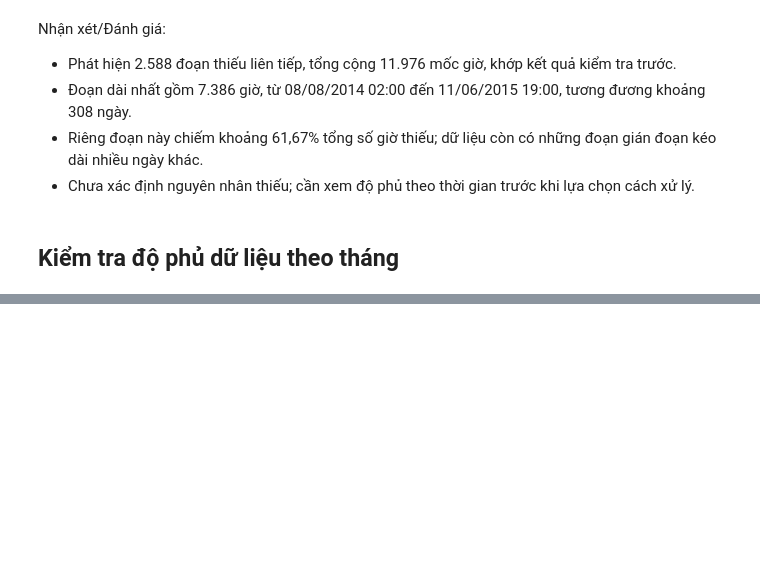
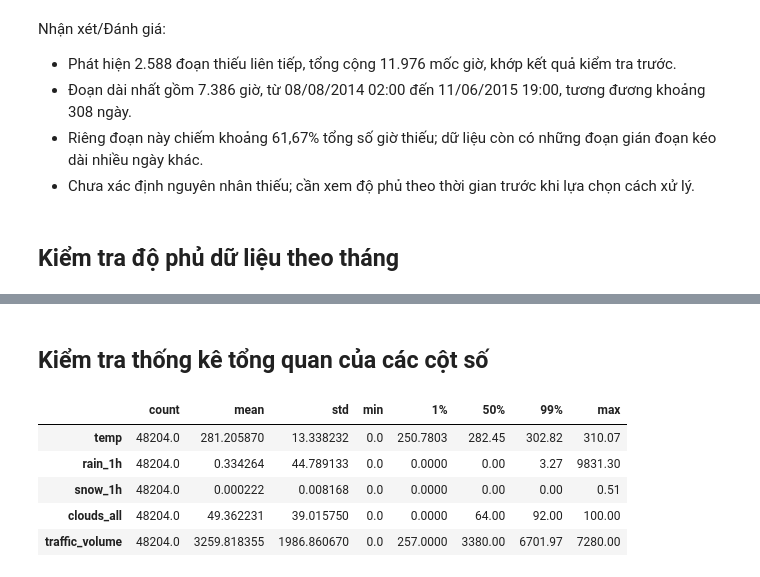
Before and after one commit to HuyTec/SGU_HocMay_2026-2027, a Jupyter notebook: metro_interstate_traffic_volume/notebooks/data_validation.ipynb, the cells around one changed output, grey strips where cells are left out. Drawn from its saved outputs; the diff is of its cells as text; code cells hidden in the pictures; blank space fills up the shorter version.

```diff
--- a/metro_interstate_traffic_volume/notebooks/data_validation.ipynb
+++ b/metro_interstate_traffic_volume/notebooks/data_validation.ipynb
@@ -648,0 +657,22 @@ Tổng giờ thiếu: 11976
+# %% [markdown]
+
+## Kiểm tra thống kê tổng quan của các cột số
+# %%
+numeric_check_cols = [
+    "temp", "rain_1h", "snow_1h",
+    "clouds_all", "traffic_volume"
+]
+
+# Thống kê trên dữ liệu gốc, chưa tổng hợp theo giờ
+numeric_summary = df_raw[numeric_check_cols].describe(
+    percentiles=[0.01, 0.50, 0.99]
+).T
+
+display(numeric_summary)
+# %% [output]
+|  | count | mean | std | min | 1% | 50% | 99% | max |
+| temp | 48204.0 | 281.205870 | 13.338232 | 0.0 | 250.7803 | 282.45 | 302.82 | 310.07 |
+| rain_1h | 48204.0 | 0.334264 | 44.789133 | 0.0 | 0.0000 | 0.00 | 3.27 | 9831.30 |
+| snow_1h | 48204.0 | 0.000222 | 0.008168 | 0.0 | 0.0000 | 0.00 | 0.00 | 0.51 |
+| clouds_all | 48204.0 | 49.362231 | 39.015750 | 0.0 | 0.0000 | 64.00 | 92.00 | 100.00 |
+| traffic_volume | 48204.0 | 3259.818355 | 1986.860670 | 0.0 | 257.0000 | 3380.00 | 6701.97 | 7280.00 |
```
Also changed, not shown: parts of 8 cells of this notebook.
